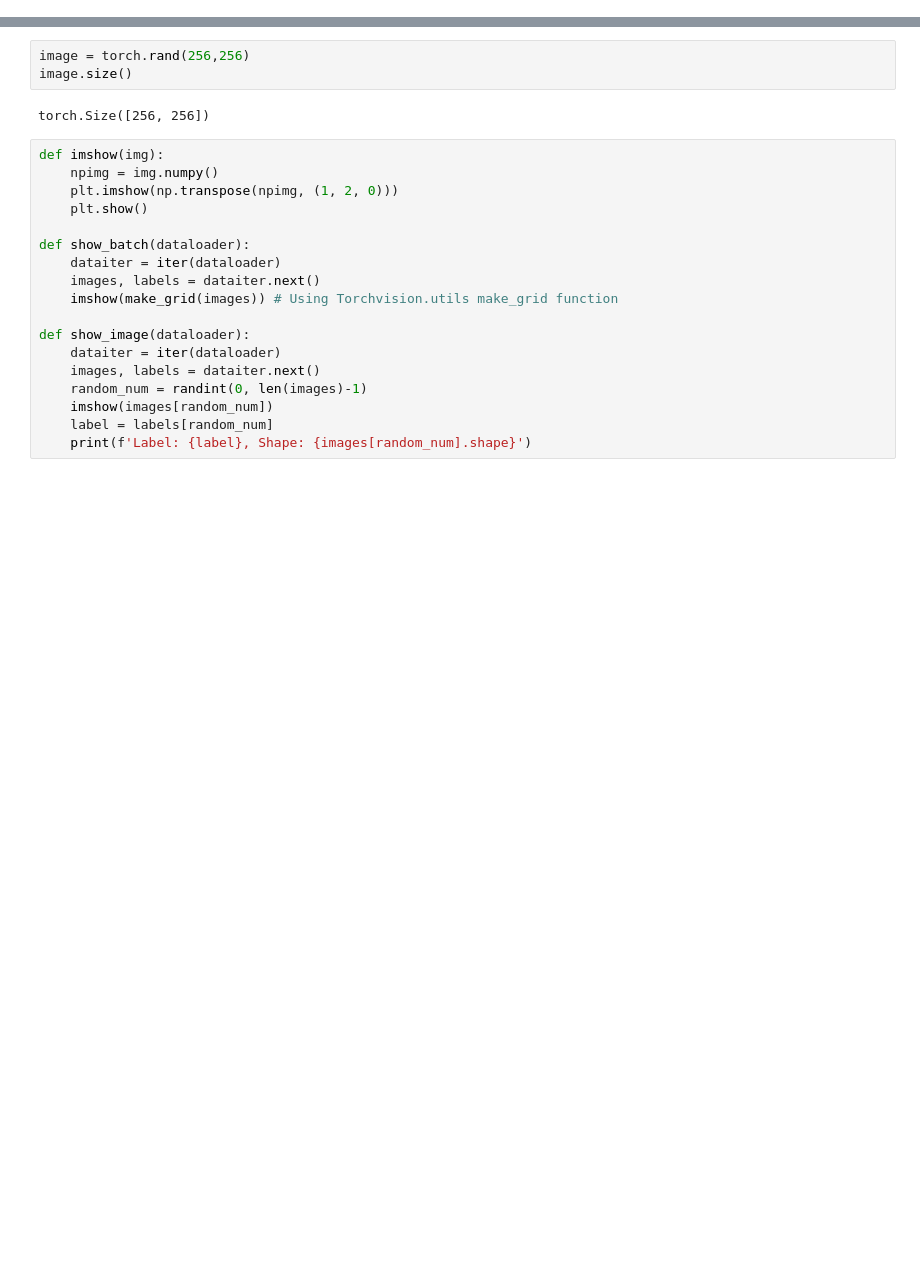
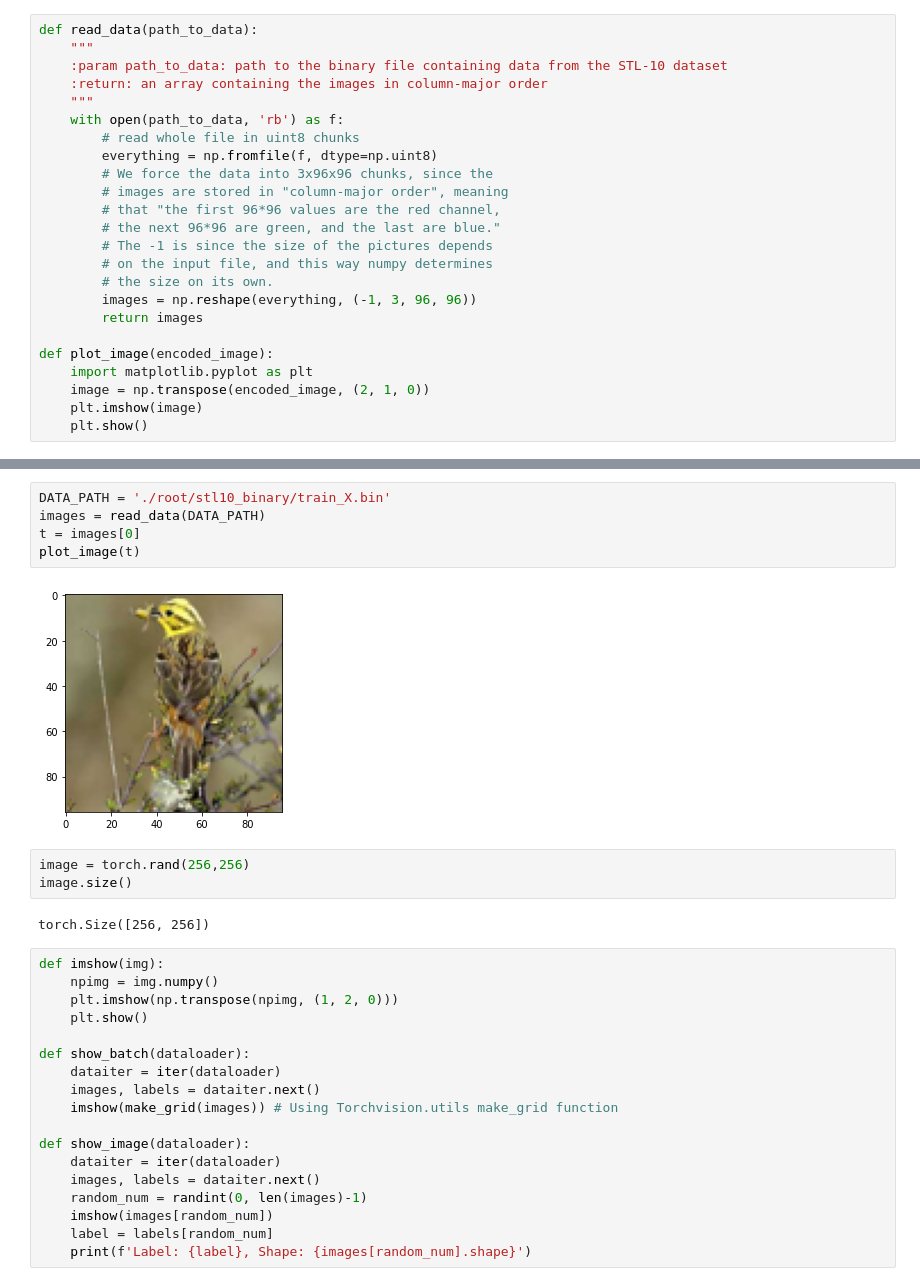
Before and after one commit to abhishek-rr/CV-Image-inpaining, a Jupyter notebook: CV_v1.ipynb, the cells around one changed output, grey strips where cells are left out. Saved outputs shown, nothing was run; the diff lists cells and outputs as text; blank space fills up the shorter version.

```diff
--- a/CV_v1.ipynb
+++ b/CV_v1.ipynb
@@ -22,0 +24,24 @@ Dataset STL10
+# %%
+def read_data(path_to_data):
+    """
+    :param path_to_data: path to the binary file containing data from the STL-10 dataset
+    :return: an array containing the images in column-major order
+    """
+    with open(path_to_data, 'rb') as f:
+        # read whole file in uint8 chunks
+        everything = np.fromfile(f, dtype=np.uint8)
+        # We force the data into 3x96x96 chunks, since the
+        # images are stored in "column-major order", meaning
+        # that "the first 96*96 values are the red channel,
+        # the next 96*96 are green, and the last are blue."
+        # The -1 is since the size of the pictures depends
+        # on the input file, and this way numpy determines
+        # the size on its own.
+        images = np.reshape(everything, (-1, 3, 96, 96))
+        return images
+
+def plot_image(encoded_image):
+    import matplotlib.pyplot as plt
+    image = np.transpose(encoded_image, (2, 1, 0))
+    plt.imshow(image)
+    plt.show()
@@ -23,3 +52,10 @@ Dataset STL10
+# %%
+DATA_PATH = './root/stl10_binary/train_X.bin'
+images = read_data(DATA_PATH)
+t = images[0]
+plot_image(t)
+# %% [output]
+[figure, added]
 # %%
 image = torch.rand(256,256)
 image.size()
```
Also changed, not shown: parts of 3 cells of this notebook.
